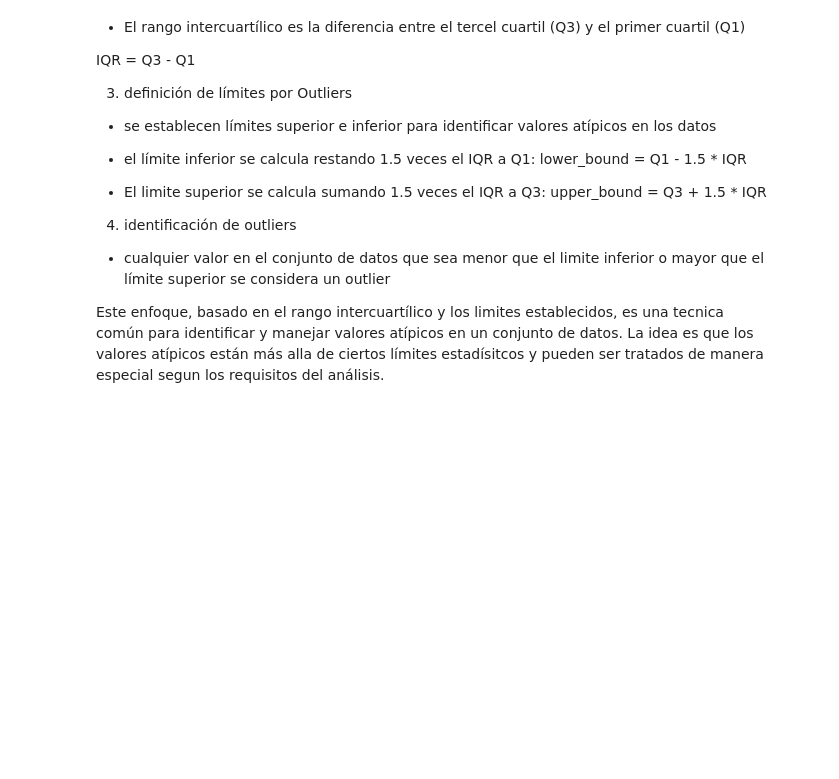
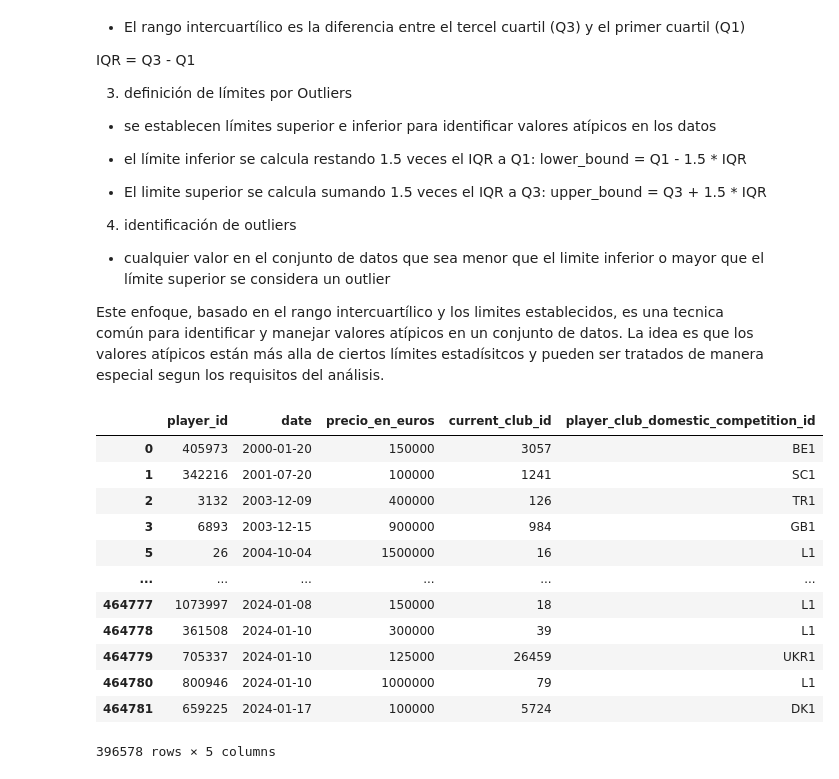
Before and after one commit to BnjmStd/PythonBnjmn, a Jupyter notebook: Remember.../introduccionCienciaDatos/estadisticaDescriptiva/EstadisticaDescriptiva.ipynb, the cells around one changed output. Drawn from its saved outputs; the diff is of its cells as text; code cells hidden in the pictures; blank space fills up the shorter version.

```diff
--- a/Remember.../introduccionCienciaDatos/estadisticaDescriptiva/EstadisticaDescriptiva.ipynb
+++ b/Remember.../introduccionCienciaDatos/estadisticaDescriptiva/EstadisticaDescriptiva.ipynb
@@ -141,0 +157,16 @@ Este enfoque, basado en el rango intercuartílico y los limites establecidos, es
+# %%
+df_filtered
+# %% [output]
+|  | player_id | date | precio_en_euros | current_club_id | player_club_domestic_competition_id |
+| 0 | 405973 | 2000-01-20 | 150000 | 3057 | BE1 |
+| 1 | 342216 | 2001-07-20 | 100000 | 1241 | SC1 |
+| 2 | 3132 | 2003-12-09 | 400000 | 126 | TR1 |
+| 3 | 6893 | 2003-12-15 | 900000 | 984 | GB1 |
+| 5 | 26 | 2004-10-04 | 1500000 | 16 | L1 |
+| ... | ... | ... | ... | ... | ... |
+| 464777 | 1073997 | 2024-01-08 | 150000 | 18 | L1 |
+| 464778 | 361508 | 2024-01-10 | 300000 | 39 | L1 |
+| 464779 | 705337 | 2024-01-10 | 125000 | 26459 | UKR1 |
+| 464780 | 800946 | 2024-01-10 | 1000000 | 79 | L1 |
+| 464781 | 659225 | 2024-01-17 | 100000 | 5724 | DK1 |
+396578 rows × 5 columns
```
Also changed, not shown: parts of 10 cells of this notebook, 1 other file.
